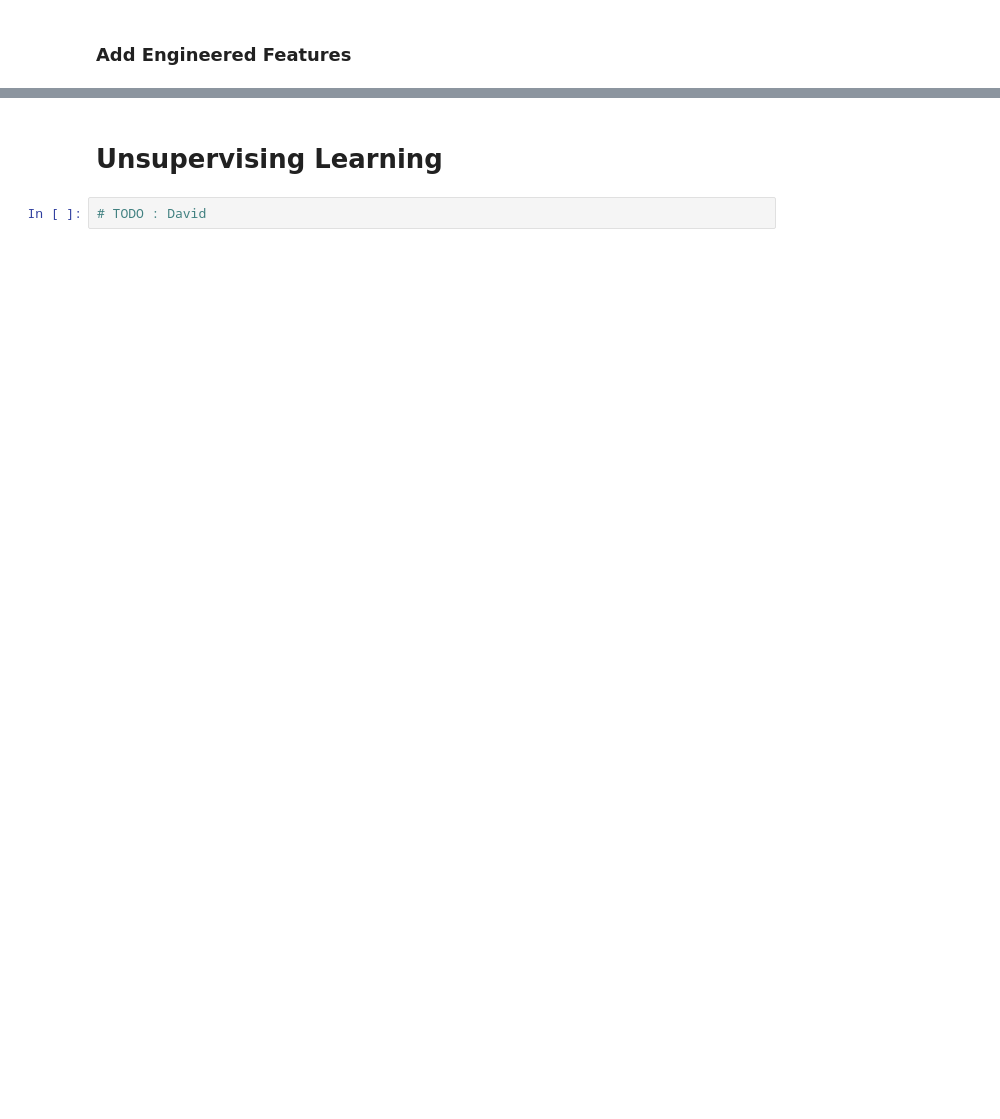
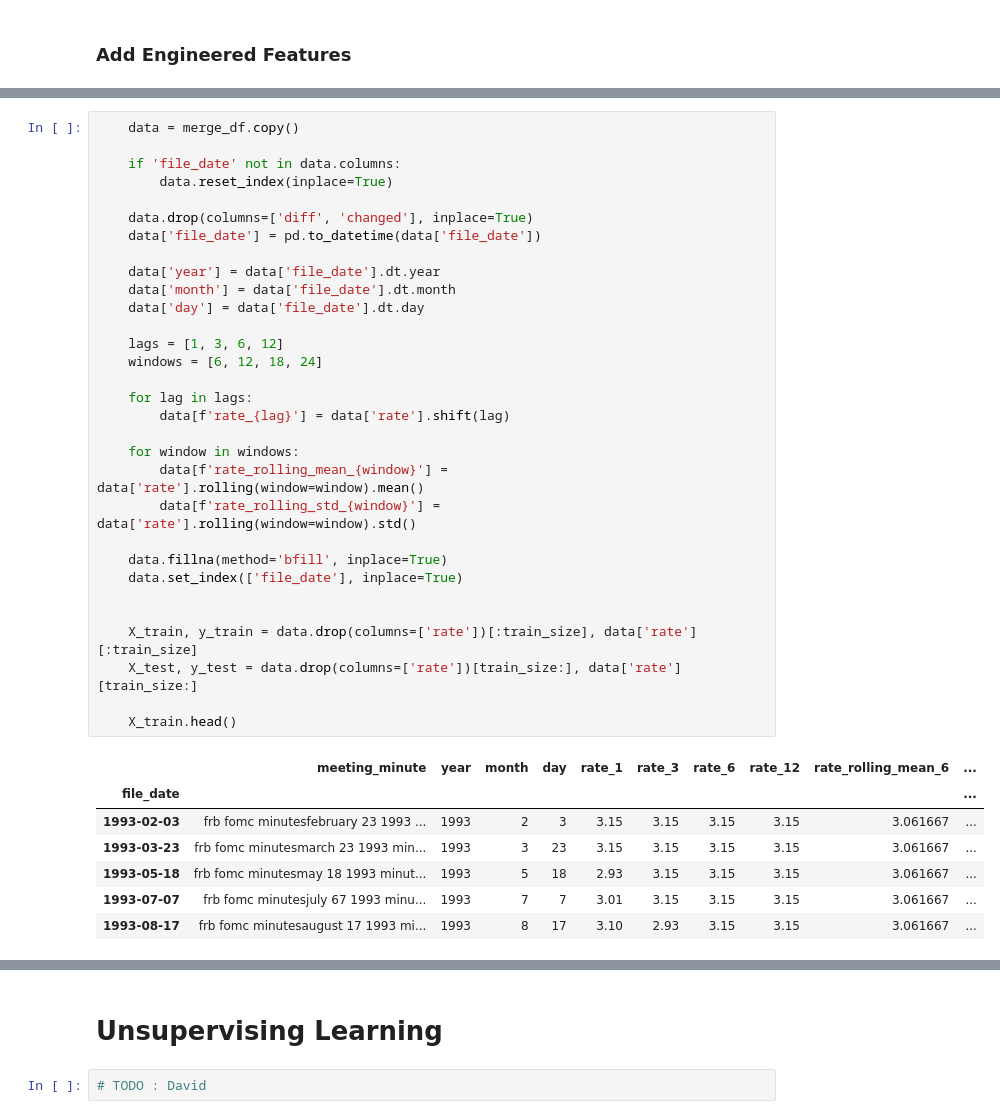
Before and after one commit to Cydia13526/s24-milestone2-team7-cspaarg-cydia-davidrez, a Jupyter notebook: project.ipynb, the cells around one changed output, grey strips where cells are left out. Drawn from its saved outputs; the diff is of its cells as text; blank space fills up the shorter version.

```diff
--- a/project.ipynb
+++ b/project.ipynb
@@ -411,0 +399,39 @@ X_train
+# %%
+    data = merge_df.copy()
+
+    if 'file_date' not in data.columns:
+        data.reset_index(inplace=True)
+
+    data.drop(columns=['diff', 'changed'], inplace=True)
+    data['file_date'] = pd.to_datetime(data['file_date'])
+
+    data['year'] = data['file_date'].dt.year
+    data['month'] = data['file_date'].dt.month
+    data['day'] = data['file_date'].dt.day
+
+    lags = [1, 3, 6, 12]
+    windows = [6, 12, 18, 24]
+
+    for lag in lags:
+        data[f'rate_{lag}'] = data['rate'].shift(lag)
+
+    for window in windows:
+        data[f'rate_rolling_mean_{window}'] = data['rate'].rolling(window=window).mean()
+        data[f'rate_rolling_std_{window}'] = data['rate'].rolling(window=window).std()
+
+    data.fillna(method='bfill', inplace=True)
+    data.set_index(['file_date'], inplace=True)
+
+
+    X_train, y_train = data.drop(columns=['rate'])[:train_size], data['rate'][:train_size]
+    X_test, y_test = data.drop(columns=['rate'])[train_size:], data['rate'][train_size:]
+
+    X_train.head()
+# %% [output]
+|  | meeting_minute | year | month | day | rate_1 | rate_3 | rate_6 | rate_12 | rate_rolling_mean_6 | ... |
+| file_date |  |  |  |  |  |  |  |  |  | ... |
+| 1993-02-03 | frb fomc minutesfebruary 23 1993 ... | 1993 | 2 | 3 | 3.15 | 3.15 | 3.15 | 3.15 | 3.061667 | ... |
+| 1993-03-23 | frb fomc minutesmarch 23 1993 min... | 1993 | 3 | 23 | 3.15 | 3.15 | 3.15 | 3.15 | 3.061667 | ... |
+| 1993-05-18 | frb fomc minutesmay 18 1993 minut... | 1993 | 5 | 18 | 2.93 | 3.15 | 3.15 | 3.15 | 3.061667 | ... |
+| 1993-07-07 | frb fomc minutesjuly 67 1993 minu... | 1993 | 7 | 7 | 3.01 | 3.15 | 3.15 | 3.15 | 3.061667 | ... |
+| 1993-08-17 | frb fomc minutesaugust 17 1993 mi... | 1993 | 8 | 17 | 3.10 | 2.93 | 3.15 | 3.15 | 3.061667 | ... |
```
Also changed, not shown: parts of 8 cells of this notebook.
